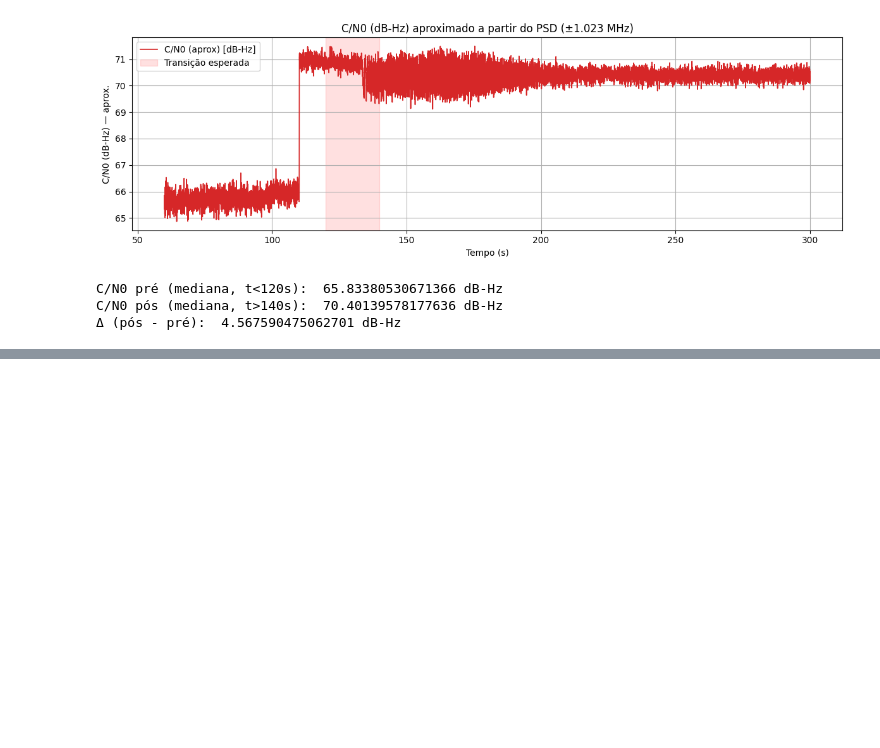
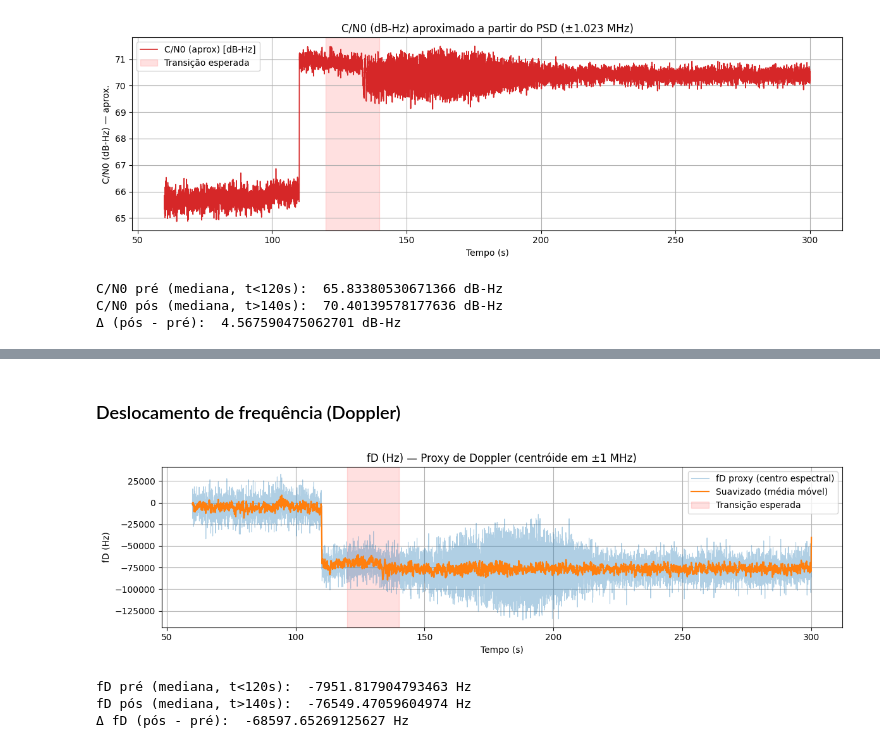
Before and after one commit to ceciliaestelita/GPS-Spoofing-Detection, a Jupyter notebook: Spoofing_Signal.ipynb, the cells around one changed output, grey strips where cells are left out. Drawn from its saved outputs; the diff is of its cells as text; code cells hidden in the pictures; blank space fills up the shorter version.

Commit message:
doppler and c/n0

```diff
--- a/Spoofing_Signal.ipynb
+++ b/Spoofing_Signal.ipynb
@@ -265,0 +195,46 @@ def lag1_autocorr_phase(x: np.ndarray) -> float:
+# %% [markdown]
+### Deslocamento de frequência (Doppler)
+# %%
+def doppler_proxy_centroid(x: np.ndarray) -> float:
+    N = len(x)
+    w = np.hanning(N).astype(np.float32)
+    X = fftshift(fft(x * w))
+    freqs = fftshift(fftfreq(N, d=1/fs))
+    mask = np.abs(freqs) <= 1_000_000.0
+    P = (np.abs(X)**2)[mask] # tem a energia por dos bins selecionados
+    F = freqs[mask] # Frequências associadas aos bins selecionados (apenas as que estão dentro de ±1 MHz).
+    denom = float(np.sum(P)) + 1e-30 # soma das potências em P (energia total dentro da banda)
+    return float(np.sum(F * P) / denom) # retorna média ponderada das frequências `F` usando `P` como peso
+                                        # se for + o deslocamento é para frequências positivas senao para f neg
+
+centroid_hz = np.empty(n_points, dtype=np.float64)
+for i, t in enumerate(T):
+    x = read_window_at_time(float(t), win_N)
+    centroid_hz[i] = doppler_proxy_centroid(x) # série temporal de estimativas de deslocamento de frequência.
+
+# Suavização leve para visualização
+w = 11 if len(centroid_hz) >= 11 else (len(centroid_hz) // 5 * 2 + 1)
+if w and w >= 3 and w % 2 == 1:
+    k = np.ones(w) / w
+    centroid_smooth = np.convolve(centroid_hz, k, mode='same')
+else:
+    centroid_smooth = centroid_hz.copy()
+
+fig, ax = plt.subplots(1,1, figsize=(12,3.5))
+ax.plot(T, centroid_hz, color='C0', alpha=0.35, lw=0.8, label='fD proxy (centro espectral)')
+ax.plot(T, centroid_smooth, color='C1', lw=1.6, label='Suavizado (média móvel)')
+ax.axvspan(120, 140, color='r', alpha=0.12, label='Transição esperada')
+ax.set_xlabel('Tempo (s)')
+ax.set_ylabel('fD (Hz)')
+ax.set_title('fD (Hz) — Proxy de Doppler (centróide em ±1 MHz)')
+ax.legend(); ax.grid(True)
+plt.tight_layout(); plt.show()
+
+print('fD pré (mediana, t<120s): ', float(np.median(centroid_hz[T<120])), 'Hz')
+print('fD pós (mediana, t>140s): ', float(np.median(centroid_hz[T>140])), 'Hz')
+print('Δ fD (pós - pré): ', float(np.median(centroid_hz[T>140]) - np.median(centroid_hz[T<120])), 'Hz')
+# %% [output]
+[figure, added]
+fD pré (mediana, t<120s):  -7951.817904793463 Hz
+fD pós (mediana, t>140s):  -76549.47059604974 Hz
+Δ fD (pós - pré):  -68597.65269125627 Hz
```
Also changed, not shown: parts of 7 cells of this notebook, 2 other files.
